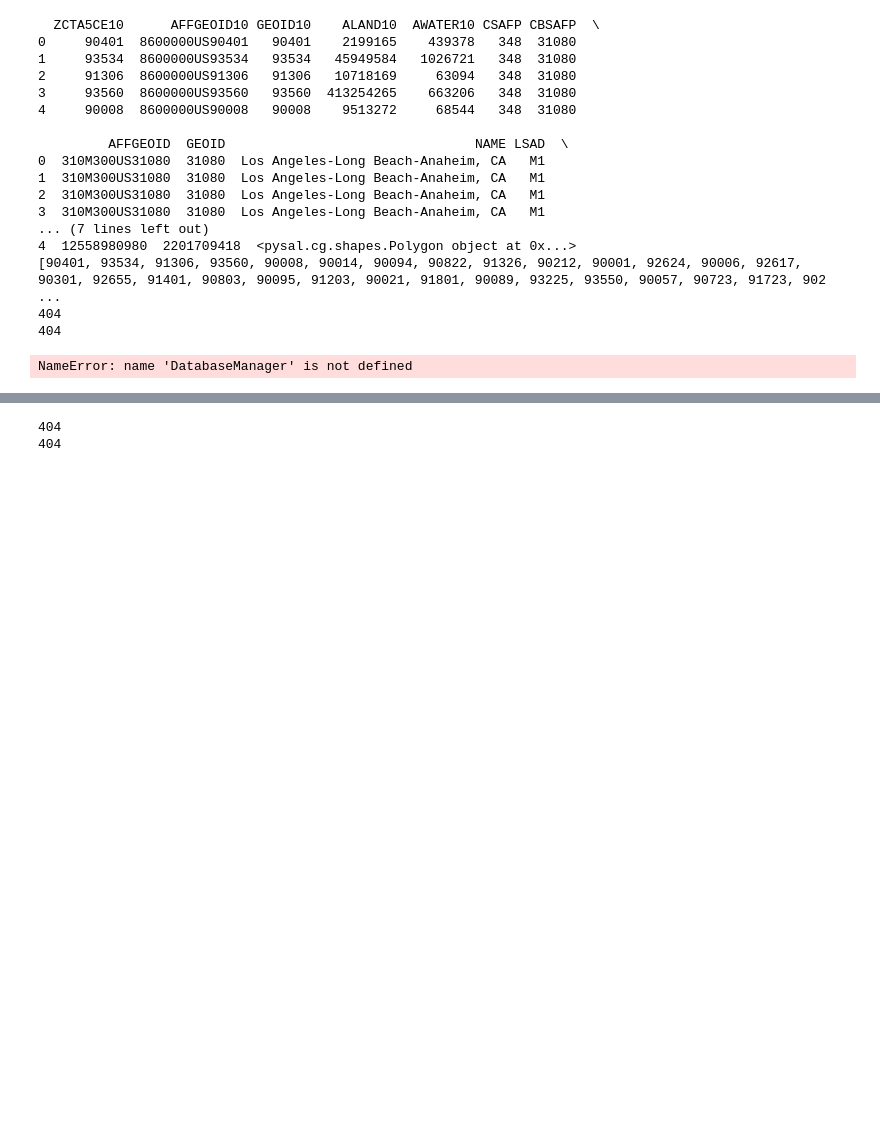
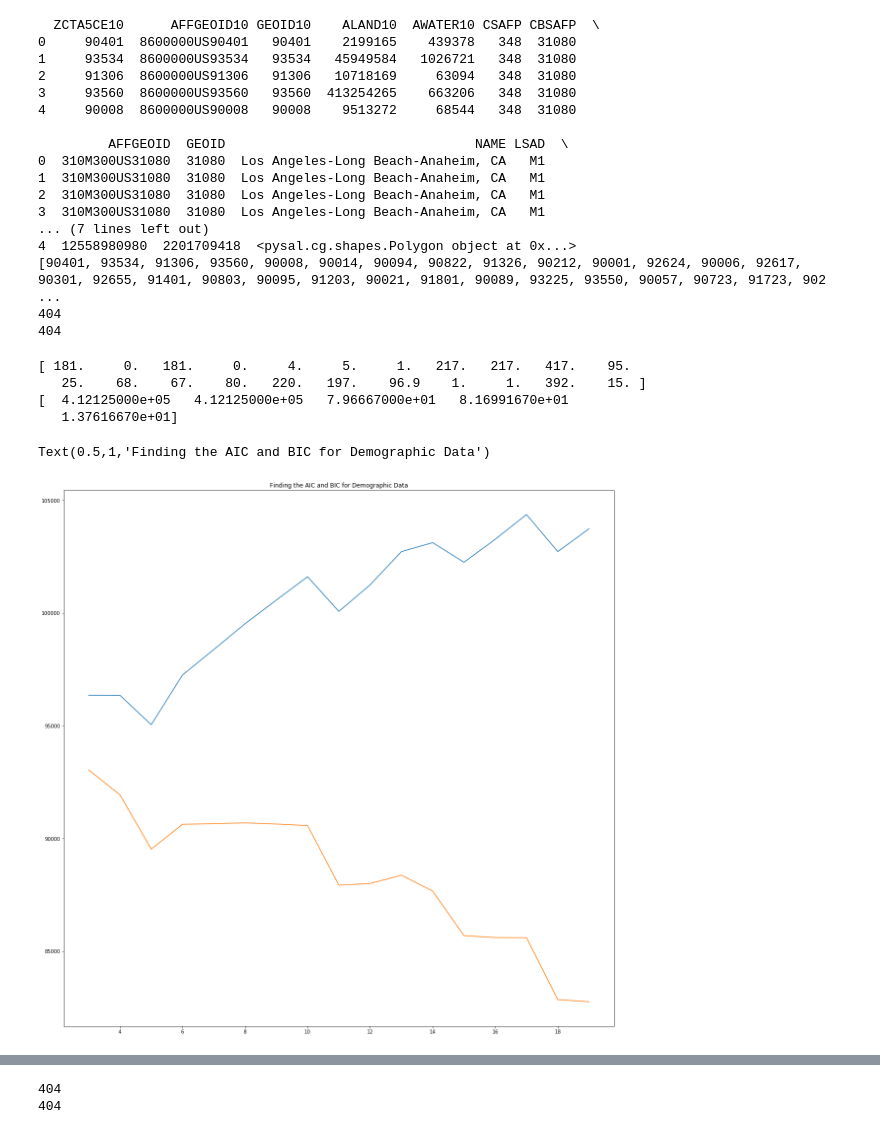
Before and after one commit to hittecd/csci-5622-project, a Jupyter notebook: la_clustering_maps.ipynb, the cells around one changed output, grey strips where cells are left out. Saved outputs shown, nothing was run; the diff lists cells and outputs as text; code cells hidden in the pictures; blank space fills up the shorter version.

Commit message:
added additional demo data

```diff
--- a/la_clustering_maps.ipynb
+++ b/la_clustering_maps.ipynb
@@ -154,17 +188,17 @@ print(len(set(la_zips)))
 conn, cursor = create_connection()
 
 ## Pull in the demographic features
-feature_dict = get_demographics(conn, cursor)
+feature_dict_dem = get_demographics(conn, cursor)
+
+## Pull in the zillow data
+feature_dict_zillow = get_zillow_data(conn, cursor)
 
 ## Feature_dict should be {zip_id: [list of x features]},
 ## so let's print out an example to make sure
-print(feature_dict[19607])
-
-## Create a readable feature-vector from the values using np
-X = np.zeros((NUM_ZIPS, NUM_FEATURES))
-for ind, (k,v) in enumerate(feature_dict.items()):
-    X[ind] = v
-
-close_connection(conn, cursor)
+print(feature_dict_dem[19607])
+print(feature_dict_zillow["90802"])
 # %% [output]
-NameError: name 'DatabaseManager' is not defined
+[ 181.     0.   181.     0.     4.     5.     1.   217.   217.   417.    95.
+   25.    68.    67.    80.   220.   197.    96.9    1.     1.   392.    15. ]
+[  4.12125000e+05   4.12125000e+05   7.96667000e+01   8.16991670e+01
+   1.37616670e+01]
@@ -170,0 +217,10 @@ NameError: name 'DatabaseManager' is not defined
+# %%
+k_vals = np.arange(3, 20)
+models = [GaussianMixture(k, random_state = 1234).fit(X_dem) for k in k_vals]
+
+plt.plot(k_vals, [m.bic(X_dem) for m in models], label = 'BIC')
+plt.plot(k_vals, [m.aic(X_dem) for m in models], label = 'AIC')
+plt.title('Finding the AIC and BIC for Demographic Data')
+# %% [output]
+Text(0.5,1,'Finding the AIC and BIC for Demographic Data')
+[figure, added]
```
Also changed, not shown: parts of 16 cells of this notebook, 24 other files.
